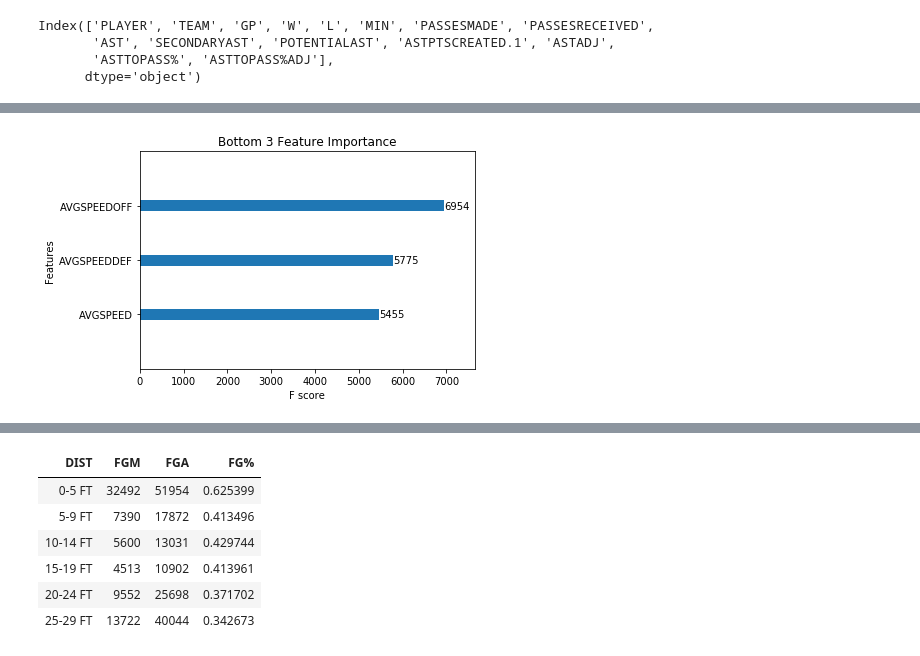
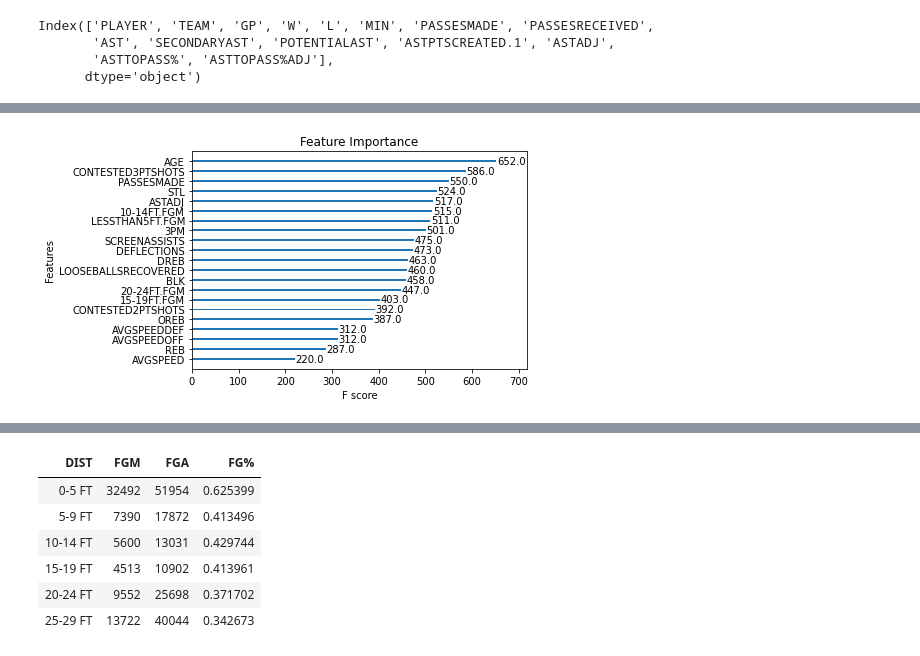
Before and after one commit to arvindkalyan/skill_cost_analysis, a Jupyter notebook: get_stats.ipynb, the cells around one changed output, grey strips where cells are left out. Cells and saved outputs as stored; diff of their text form; code cells hidden in the pictures.

```diff
--- a/get_stats.ipynb
+++ b/get_stats.ipynb
@@ -227,7 +285,7 @@ for item in ["ASTADJ", "DEFLECTIONS", "AVGSPEEDOFF"]:
 info = ['PLAYER', 'MIN', 'GP']
 features = ['OREB', 'DREB', 'REB', 'LESSTHAN5FT.FGM',  '10-14FT.FGM', '15-19FT.FGM', '20-24FT.FGM',
             'STL', 'BLK', 'ASTADJ', 'PASSESMADE', 'LOOSEBALLSRECOVERED', 'DEFLECTIONS', 'CONTESTED2PTSHOTS',
-            'CONTESTED3PTSHOTS', '3PM', 'SCREENASSISTS']
+            'CONTESTED3PTSHOTS', '3PM', 'SCREENASSISTS', 'AGE']
 
 other = ['AVGSPEED', 'AVGSPEEDOFF', 'AVGSPEEDDEF']
 # %%
@@ -326,0 +395,8 @@ full_data = pd.merge(data_norm, sal_df, left_on=["PLAYER"], right_on=['Player'])
+# %%
+# full_data[col] = full_data[col].str.replace(',', '')
+# full_data[col] = full_data[col].str.replace('$', '')
+# full_data[col] = full_data[col].astype(int)
+upper = 12000000
+lower = 0
+full_data = full_data[~((full_data['2021-22'] <= upper) & (full_data['2021-22'] >= lower) & (full_data["AGE"] <= 24))]
+full_data['2021-22'] = full_data['2021-22'].clip(upper = 35000000)
@@ -343,5 +425,5 @@ full_data
 # %%
-X, y = full_data[other], full_data["2021-22"]
+X, y = full_data[features+other], full_data["2021-22"]
 # %%
 data_dmatrix = DMatrix(data=X,label=y)
 # %%
@@ -365,3 +447,6 @@ plot_importance(xg_reg, )
+# %%
+le = LabelEncoder()
+y = le.fit_transform(y)
 # %%
 model = XGBClassifier()
 # %%
@@ -377,9 +465,12 @@ XGBClassifier(base_score=0.5, booster='gbtree', colsample_bylevel=1,
 # %%
-plot_importance(model, importance_type="weight", max_num_features=5, grid=False,title='Bottom 3 Feature Importance')
+plot_importance(model, importance_type="weight", grid=False,title='Feature Importance')
+#plot_importance(model, importance_type="weight", max_num_features=5, grid=False,title='Feature Importance')
+
 #pyplot.rcParams['figure.figsize'] = [20, 20]
+
 pyplot.show()
 # %% [output]
-[figure, old version]
+[figure, new version]
 # %%
 stat = 'AVGSPEED'
 full_data[['PLAYER', 'TEAM', 'TOTALMIN',stat, '2021-22']].sort_values(stat, ascending=False).reset_index(drop=True).head(15).style.format({"2021-22": "${:20,.0f}", "TOTALMIN": "{:20,.1f}"}).set_properties(**{'text-align': 'right'}).set_properties( subset=['PLAYER', stat, '2021-22'], **{'font-weight': 'bold'} ).hide_index().background_gradient(cmap='Reds',subset='2021-22').bar(subset=[stat], color='#FFA07A')
```
Also changed, not shown: parts of 31 cells of this notebook, 12 other files.
